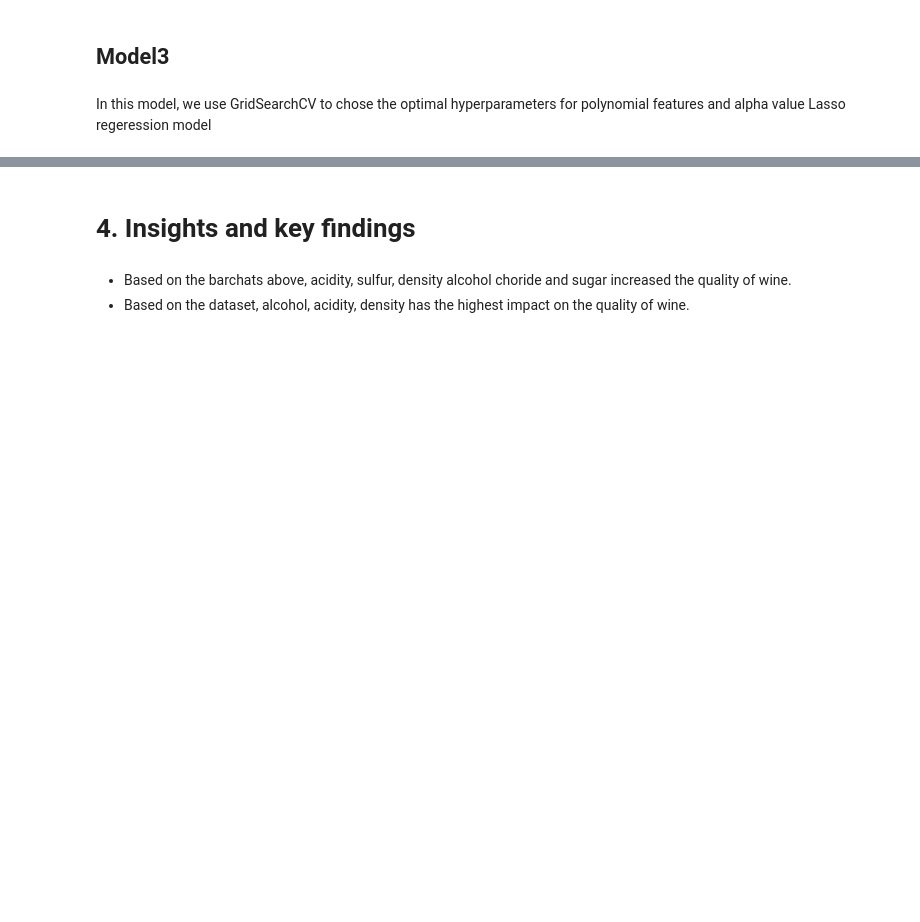
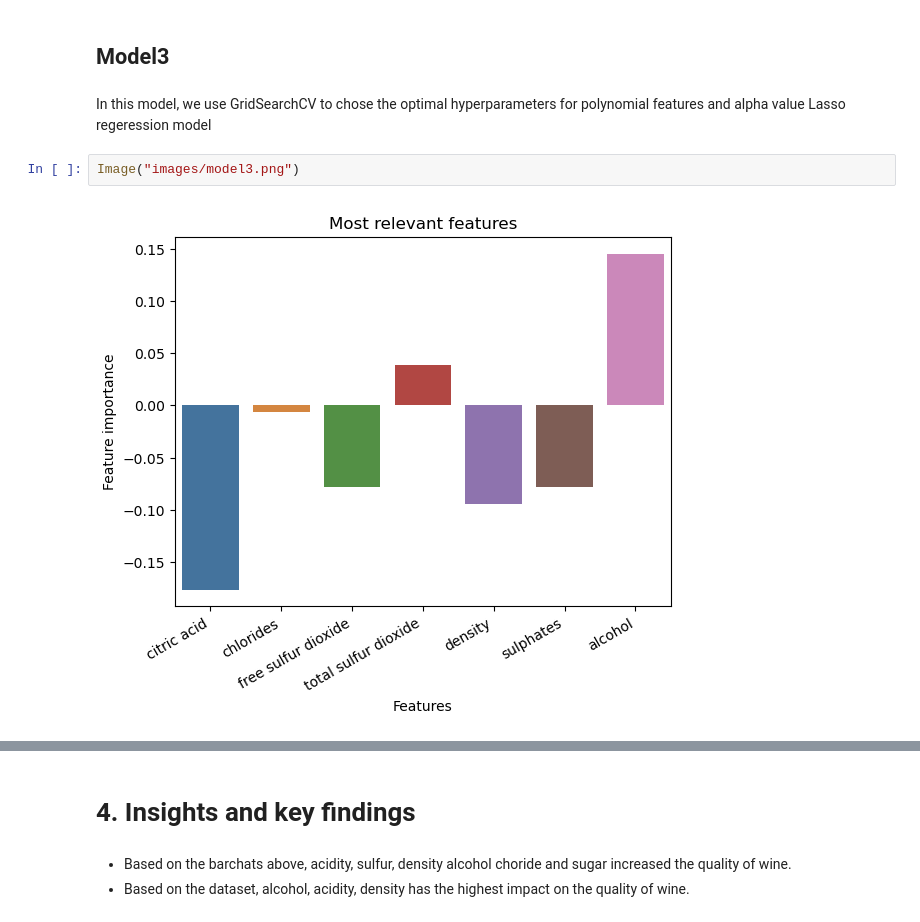
Before and after one commit to marcndo/ML_IBM, a Jupyter notebook: SupervisedML/Regression/final_project/Final_Project_Template.ipynb, the cells around one changed output, grey strips where cells are left out. Cells and saved outputs as stored; diff of their text form; blank space fills up the shorter version.

```diff
--- a/SupervisedML/Regression/final_project/Final_Project_Template.ipynb
+++ b/SupervisedML/Regression/final_project/Final_Project_Template.ipynb
@@ -101,6 +110,10 @@ In this model, we implement some randomness in the dataset using cross validatio
 ## Model3
 # %% [markdown]
 In this model, we use GridSearchCV to chose the optimal hyperparameters for polynomial features and alpha value Lasso regeression model
+# %%
+Image("images/model3.png")
+# %% [output]
+[figure, added]
 # %% [markdown]
 ![title](./model3.png)
 # %% [markdown]
```
Also changed, not shown: parts of 3 cells of this notebook.
